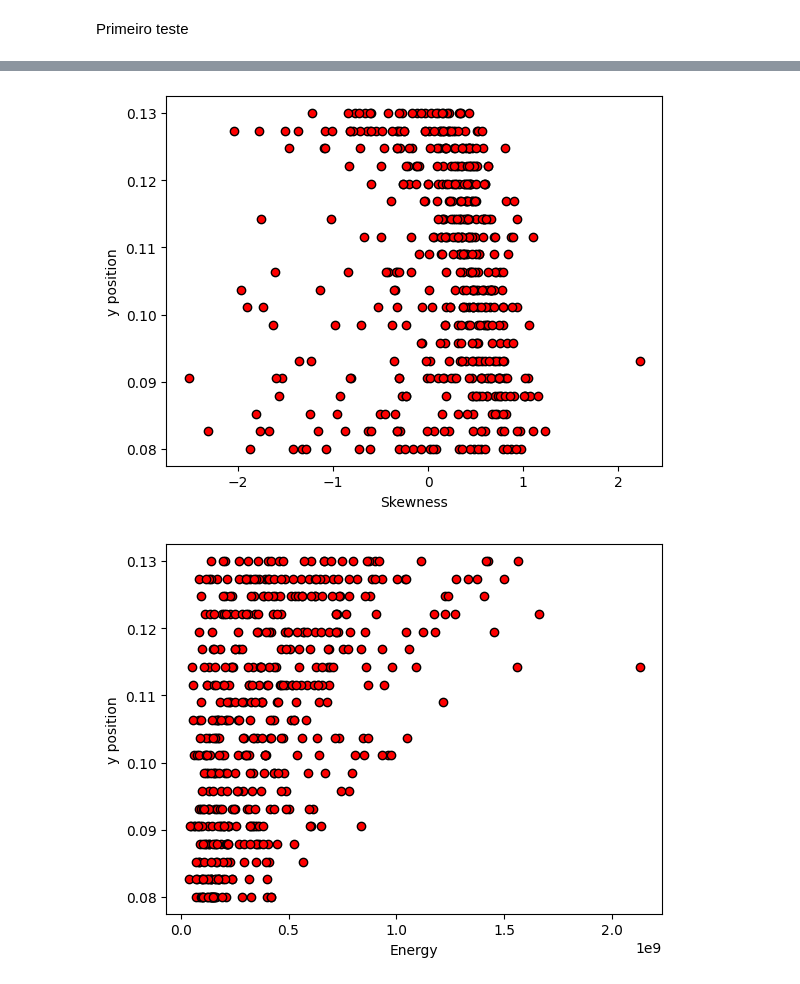
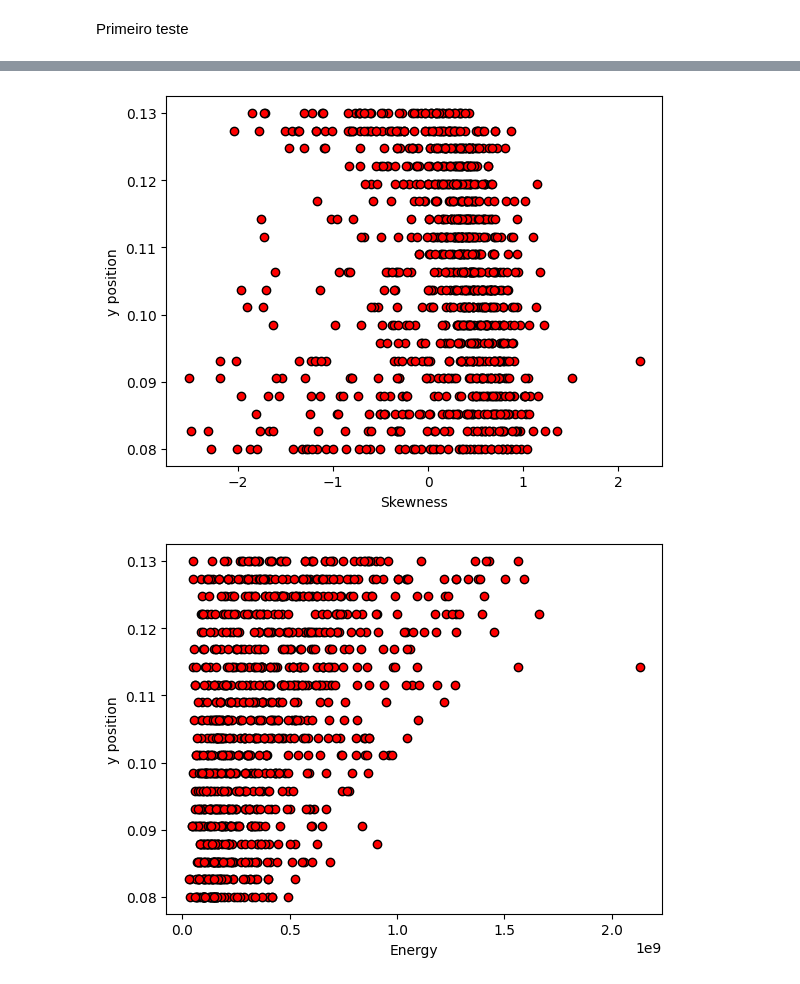
Before and after one commit to andrefsr/Machine-Learning-on-detection-of-buried-cylinders-via-GPR, a Jupyter notebook: sec_sim/machine_learning/data_analysis.ipynb, the cells around one changed output, grey strips where cells are left out. Cells and saved outputs as stored; diff of their text form; code cells hidden in the pictures.

```diff
--- a/sec_sim/machine_learning/data_analysis.ipynb
+++ b/sec_sim/machine_learning/data_analysis.ipynb
@@ -5,6 +5,6 @@ import matplotlib.pyplot as plt
 # %% [markdown]
 Distribuição estatística das respostas
 # %%
-df_labels = pd.read_csv('labels1.csv')
-display(df_labels.head(10))
+df_labels = pd.read_csv('labels1500.csv')
+display(df_labels.tail(10))
 # %% [output]
@@ -73,8 +73,8 @@ plt.show()
 # %% [markdown]
 Primeiro teste
 # %%
-df_features1 = pd.read_csv('Features.csv')
-df_labels1 = df_labels[0:500]
+df_features1 = pd.read_csv('Features1000.csv')
+df_labels1 = df_labels[0:1000]
 # %%
 x = df_features1
 y_rad = df_labels1['radius']
@@ -114,18 +114,18 @@ plt.show()
 # %%
 x = df_features1
-y_posy = df_labels1['height']
+y_posy = df_labels1['pos_y']
 
 plt.figure()
 plt.xlabel('Skewness')
 plt.ylabel('y position')
 plt.scatter(x['Skewness'],y_posy,color='red',edgecolors='black')
 plt.show()
 
 plt.figure()
 plt.xlabel('Energy')
 plt.ylabel('y position')
 plt.scatter(x['Energia'],y_posy,color='red',edgecolors='black')
 plt.show()
 # %% [output]
-[figure, old version]
+[figure, new version]
-[figure, old version]
+[figure, new version]
```
Also changed, not shown: parts of 8 cells of this notebook, 1 other file.
